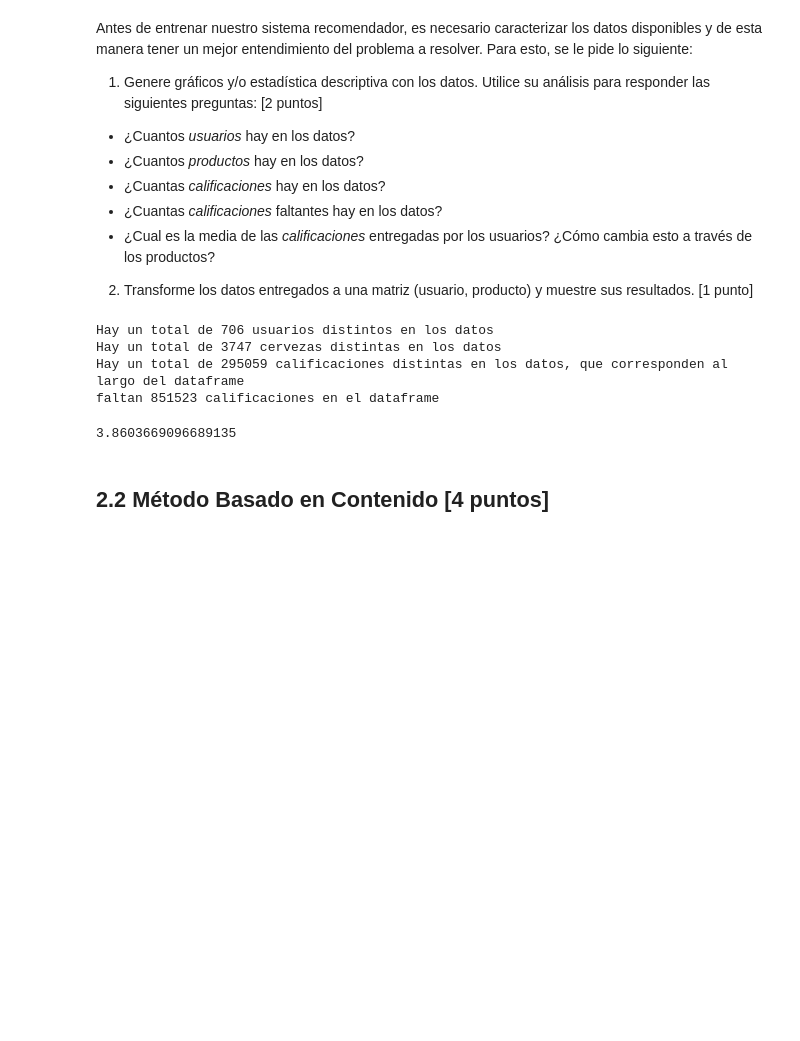
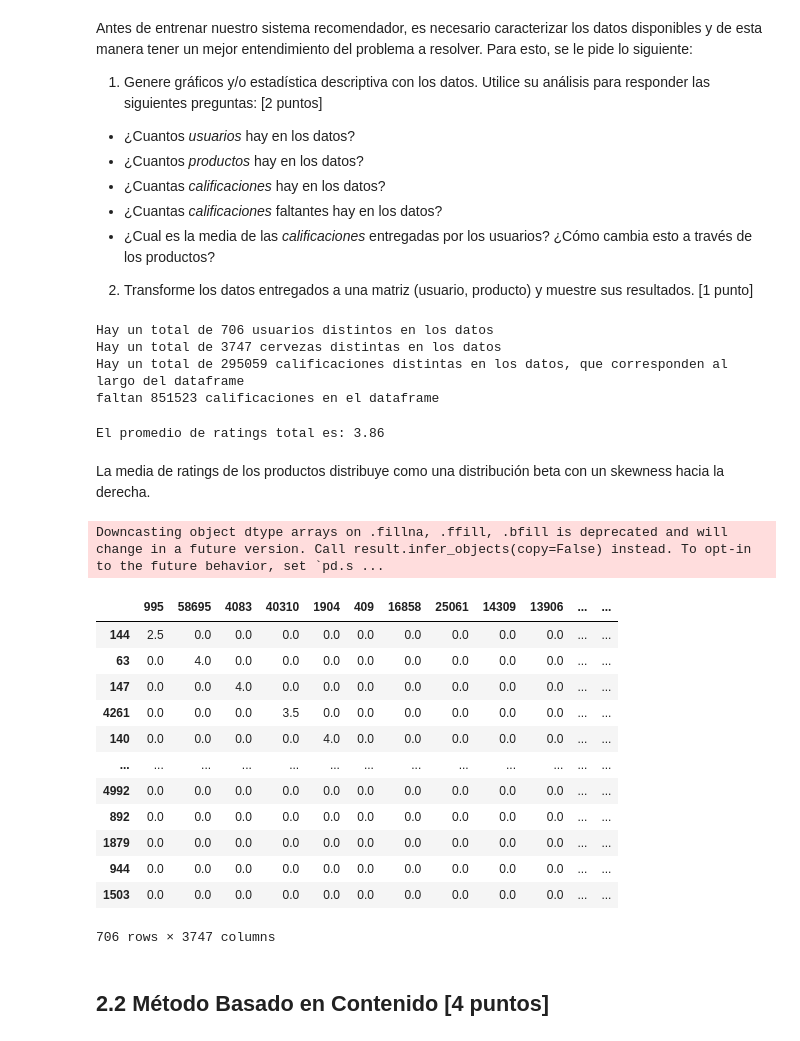
Before and after one commit to brandonHaipas/MDS7202-Lab-Prog-Ciencia-de-Datos, a Jupyter notebook: lab10/Lab10_enunciado.ipynb, the cells around one changed output. Cells and saved outputs as stored; diff of their text form; code cells hidden in the pictures; blank space fills up the shorter version.

```diff
--- a/lab10/Lab10_enunciado.ipynb
+++ b/lab10/Lab10_enunciado.ipynb
@@ -904,10 +918,12 @@ Hay un total de 706 usuarios distintos en los datos
 Hay un total de 3747 cervezas distintas en los datos
 Hay un total de 295059 calificaciones distintas en los datos, que corresponden al largo del dataframe
 faltan 851523 calificaciones en el dataframe
-# %%
-duff_df.describe()['rating'].loc['mean']
-# %% [output]
-3.8603669096689135
+# %%
+total_mean = duff_df.describe()['rating'].loc['mean']
+
+print(f"El promedio de ratings total es: {total_mean:.2f}")
+# %% [output]
+El promedio de ratings total es: 3.86
 # %%
 
 # agrupar por beerId, despues hacer una funcion de agregacion por media
@@ -916,6 +932,56 @@ grouped_duff_mean.head()
 
 fig = px.histogram(grouped_duff_mean, x= 'rating', title="Mean rating distribution for beers")
 fig.show()
+# %% [markdown]
+La media de ratings de los productos distribuye como una distribución beta con un skewness hacia la derecha.
+# %%
+from surprise import Reader, Dataset
+
+reader = Reader(rating_scale = (0, 5)) # instanciamos reader, es importante definir la escala de los valores (ratings)
+
+df_collaborative = duff_df[['userId', 'beerId', 'rating']].copy() # ordenamos dataset en user, beer, rating (paso clave para trabajar con Surprise)
+dataset = Dataset.load_from_df(df_collaborative, reader) # generamos Dataset de Surprise
+
+from surprise.model_selection import train_test_split
+
+trainset = dataset.build_full_trainset()
+
+def get_user_item_matrix(dataset):
+    users = trainset.all_users()
+    items = trainset.all_items()
+
+    user_ids = [trainset.to_raw_uid(u) for u in users]
+    item_ids = [trainset.to_raw_iid(i) for i in items]
+
+    user_item_matrix = pd.DataFrame(index=user_ids, columns=item_ids)
+
+    for u in users:
+        for i, r in trainset.ur[u]:
+            user = trainset.to_raw_uid(u)
+            item = trainset.to_raw_iid(i)
+            user_item_matrix.loc[user, item] = r
+
+
+    user_item_matrix = user_item_matrix.fillna(0)
+    return user_item_matrix
+# %%
+user_item_matrix = get_user_item_matrix(trainset)
+user_item_matrix
+# %% [output]
+Downcasting object dtype arrays on .fillna, .ffill, .bfill is deprecated and will change in a future version. Call result.infer_objects(copy=False) instead. To opt-in to the future behavior, set `pd.s ...
+|  | 995 | 58695 | 4083 | 40310 | 1904 | 409 | 16858 | 25061 | 14309 | 13906 | ... | ... |
+| 144 | 2.5 | 0.0 | 0.0 | 0.0 | 0.0 | 0.0 | 0.0 | 0.0 | 0.0 | 0.0 | ... | ... |
+| 63 | 0.0 | 4.0 | 0.0 | 0.0 | 0.0 | 0.0 | 0.0 | 0.0 | 0.0 | 0.0 | ... | ... |
+| 147 | 0.0 | 0.0 | 4.0 | 0.0 | 0.0 | 0.0 | 0.0 | 0.0 | 0.0 | 0.0 | ... | ... |
+| 4261 | 0.0 | 0.0 | 0.0 | 3.5 | 0.0 | 0.0 | 0.0 | 0.0 | 0.0 | 0.0 | ... | ... |
+| 140 | 0.0 | 0.0 | 0.0 | 0.0 | 4.0 | 0.0 | 0.0 | 0.0 | 0.0 | 0.0 | ... | ... |
+| ... | ... | ... | ... | ... | ... | ... | ... | ... | ... | ... | ... | ... |
+| 4992 | 0.0 | 0.0 | 0.0 | 0.0 | 0.0 | 0.0 | 0.0 | 0.0 | 0.0 | 0.0 | ... | ... |
+| 892 | 0.0 | 0.0 | 0.0 | 0.0 | 0.0 | 0.0 | 0.0 | 0.0 | 0.0 | 0.0 | ... | ... |
+| 1879 | 0.0 | 0.0 | 0.0 | 0.0 | 0.0 | 0.0 | 0.0 | 0.0 | 0.0 | 0.0 | ... | ... |
+| 944 | 0.0 | 0.0 | 0.0 | 0.0 | 0.0 | 0.0 | 0.0 | 0.0 | 0.0 | 0.0 | ... | ... |
+| 1503 | 0.0 | 0.0 | 0.0 | 0.0 | 0.0 | 0.0 | 0.0 | 0.0 | 0.0 | 0.0 | ... | ... |
+706 rows × 3747 columns
 # %% [markdown]
 ## 2.2 Método Basado en Contenido [4 puntos]
 # %% [markdown]
```
Also changed, not shown: parts of 31 cells of this notebook.
